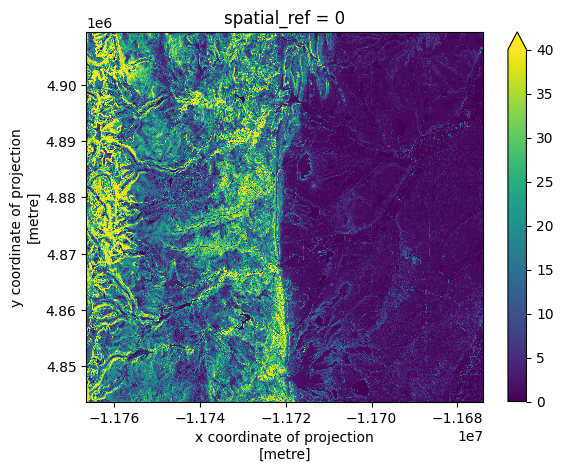
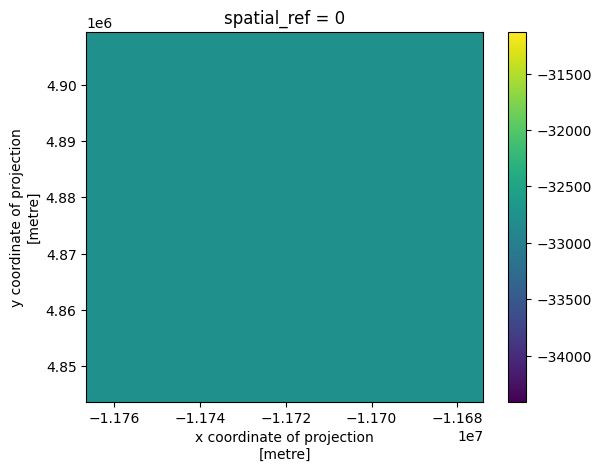
Unified diff of the notebook cell whose output changed from the first chart to the second:
--- before
+++ after
@@ -1,4 +1,3 @@
-tiff_files = s3dep.get_map("Slope Degrees", geom.bounds, data_dir, 10)
-slope = s3dep.tiffs_to_da(tiff_files, geom_org.bounds, crs=4326)
+slope = s3dep.tiffs_to_da(slope_wbt_files, geom_org.bounds, crs=4326)
 ax = slope.plot.imshow(robust=True)
-ax.figure.savefig("images/slope_dynamic.png")
+ax.figure.savefig("images/slope_wbt.png")

Commit: docs: add global DEM examples